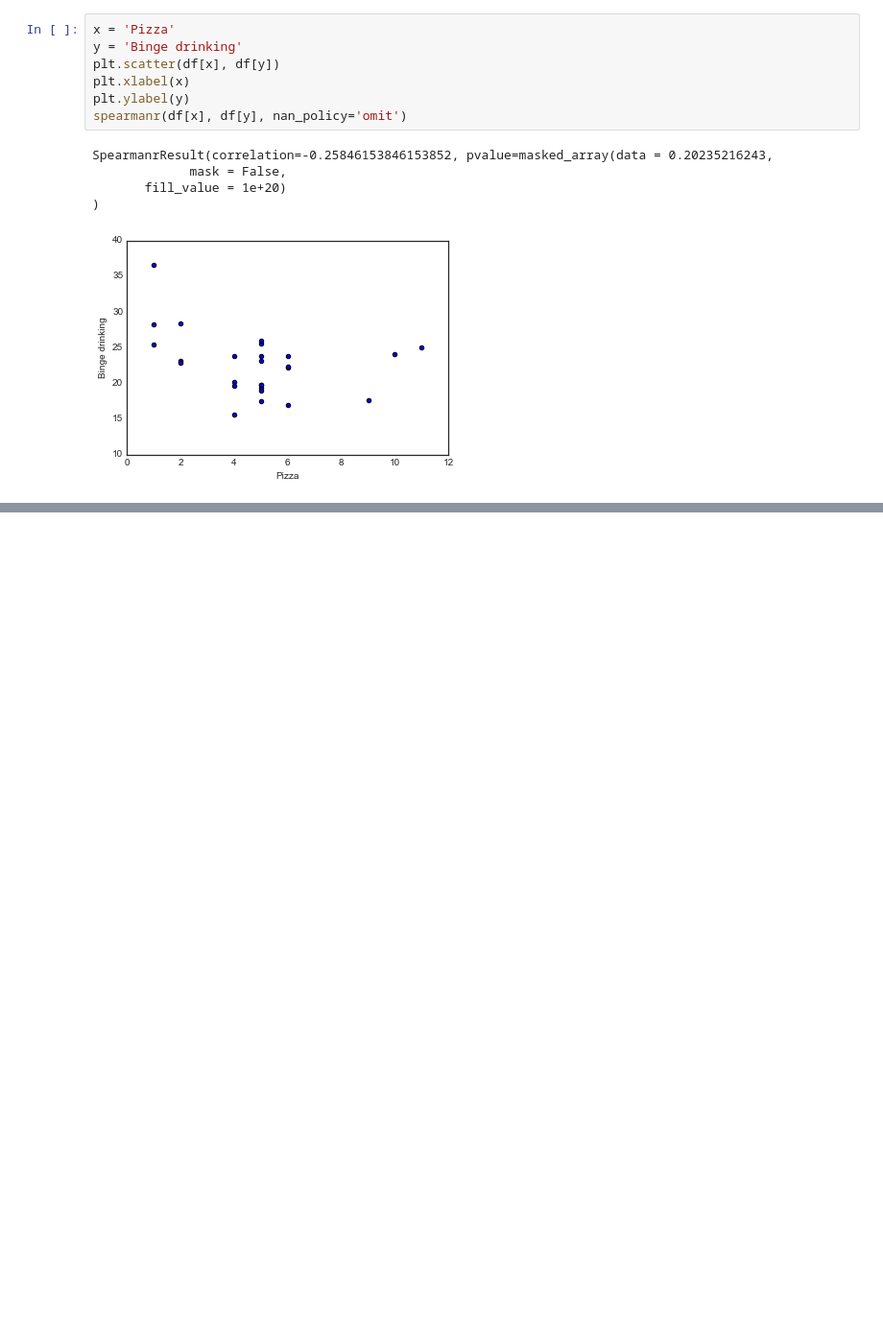
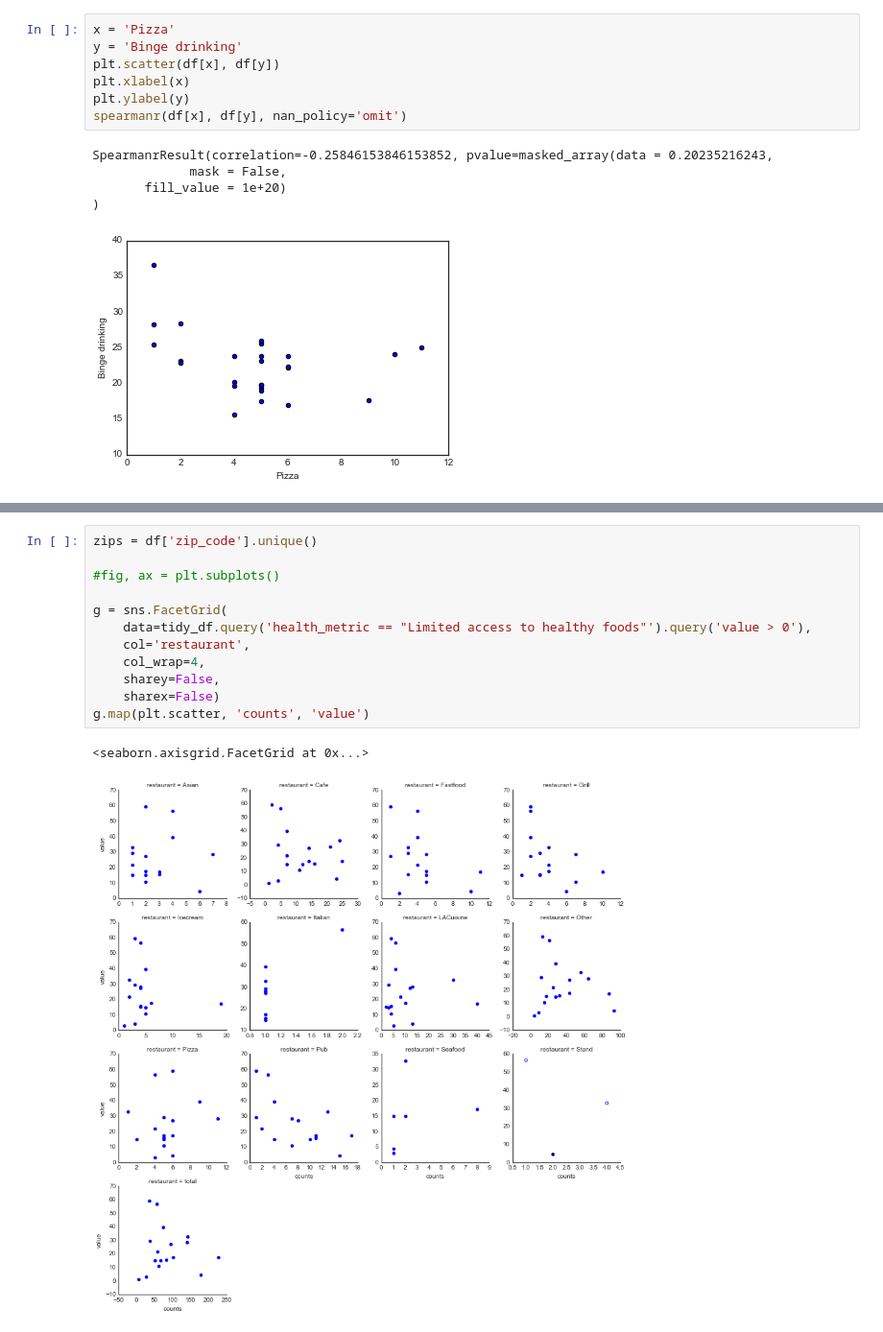
Before and after one commit to cduvallet/sourcingboston, a Jupyter notebook: src/correlations_between_restaurants_and_outcomes.ipynb, the cells around one changed output, grey strips where cells are left out. Shown: that part at 96% size. Drawn from its saved outputs; the diff is of its cells as text; blank space fills up the shorter version.

```diff
--- a/src/correlations_between_restaurants_and_outcomes.ipynb
+++ b/src/correlations_between_restaurants_and_outcomes.ipynb
@@ -212,0 +242,15 @@ df_rest.melt(id_vars='ZIP', var_name='restaurant', value_name='counts')
+# %%
+zips = df['zip_code'].unique()
+
+#fig, ax = plt.subplots()
+
+g = sns.FacetGrid(
+    data=tidy_df.query('health_metric == "Limited access to healthy foods"').query('value > 0'),
+    col='restaurant',
+    col_wrap=4,
+    sharey=False,
+    sharex=False)
+g.map(plt.scatter, 'counts', 'value')
+# %% [output]
+<seaborn.axisgrid.FacetGrid at 0x...>
+[figure, added]
```
Also changed, not shown: parts of 18 cells of this notebook, 1 other file.
